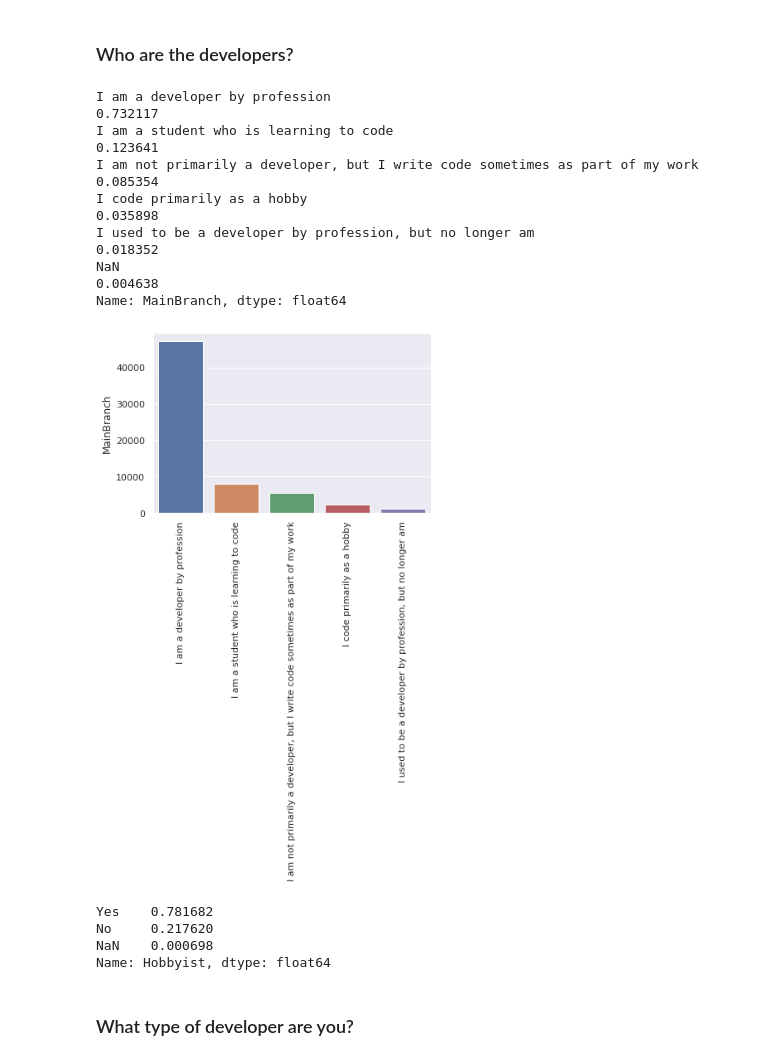
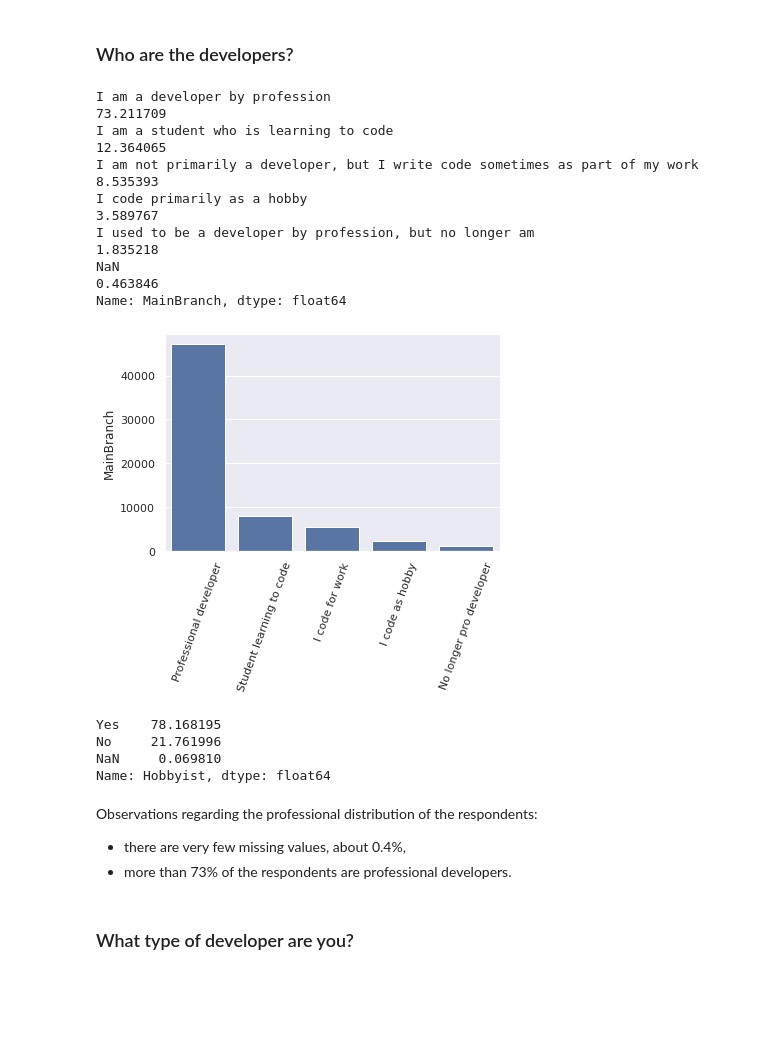
Before and after one commit to SolanaO/Developers_Survey_Analysis, a Jupyter notebook: stackBlogDataAnalysis.ipynb, the cells around one changed output. Saved outputs shown, nothing was run; the diff lists cells and outputs as text; code cells hidden in the pictures; blank space fills up the shorter version.

```diff
--- a/stackBlogDataAnalysis.ipynb
+++ b/stackBlogDataAnalysis.ipynb
@@ -278,29 +303,36 @@ sns.countplot(data=df_most_repres_countries, x='Country', hue='Gender');
 ### Who are the developers?
 # %%
 # distribution by MainBranch professional level
-df.MainBranch.value_counts(normalize=True, dropna=False)
+df.MainBranch.value_counts(normalize=True, dropna=False) * 100
 # %% [output]
-I am a developer by profession                                                   0.732117
-I am a student who is learning to code                                           0.123641
-I am not primarily a developer, but I write code sometimes as part of my work    0.085354
-I code primarily as a hobby                                                      0.035898
-I used to be a developer by profession, but no longer am                         0.018352
-NaN                                                                              0.004638
+I am a developer by profession                                                   73.211709
+I am a student who is learning to code                                           12.364065
+I am not primarily a developer, but I write code sometimes as part of my work     8.535393
+I code primarily as a hobby                                                       3.589767
+I used to be a developer by profession, but no longer am                          1.835218
+NaN                                                                               0.463846
 Name: MainBranch, dtype: float64
 # %%
 # plot the value counts with their categories
-sns.barplot(x=df.MainBranch.value_counts().index, y=df.MainBranch.value_counts());
+g = sns.barplot(x=df.MainBranch.value_counts().index, y=df.MainBranch.value_counts(), color='b');
 # rotate the xticks
-plt.xticks(rotation = 90);
+new_ticks = ['Professional developer', 'Student learning to code',
+             'I code for work', 'I code as hobby', 'No longer pro developer']
+g.set_xticklabels(new_ticks, rotation=70);
+#plt.xticks(rotation = 90);
 # %% [output]
-[figure, old version]
+[figure, new version]
 # %%
 # distribution by Hobbyist in percentages - if developers code as hobby
-df.Hobbyist.value_counts(normalize=True, dropna=False)
+df.Hobbyist.value_counts(normalize=True, dropna=False) * 100
 # %% [output]
-Yes    0.781682
-No     0.217620
-NaN    0.000698
+Yes    78.168195
+No     21.761996
+NaN     0.069810
 Name: Hobbyist, dtype: float64
+# %% [markdown]
+Observations regarding the professional distribution of the respondents:
+- there are very few missing values, about 0.4%,
+- more than 73% of the respondents are professional developers.
 # %% [markdown]
 ### What type of developer are you?
```
Also changed, not shown: parts of 25 cells of this notebook.
